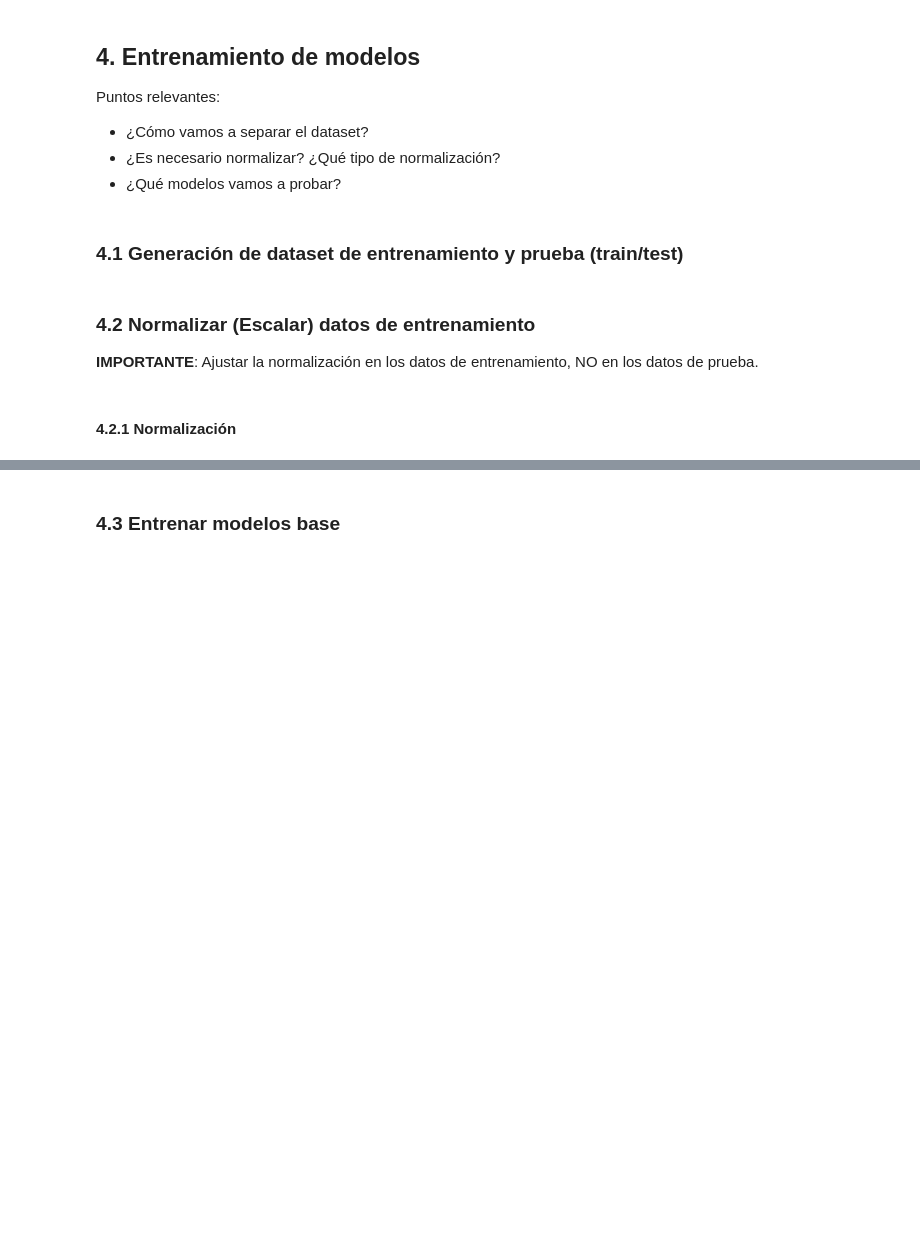
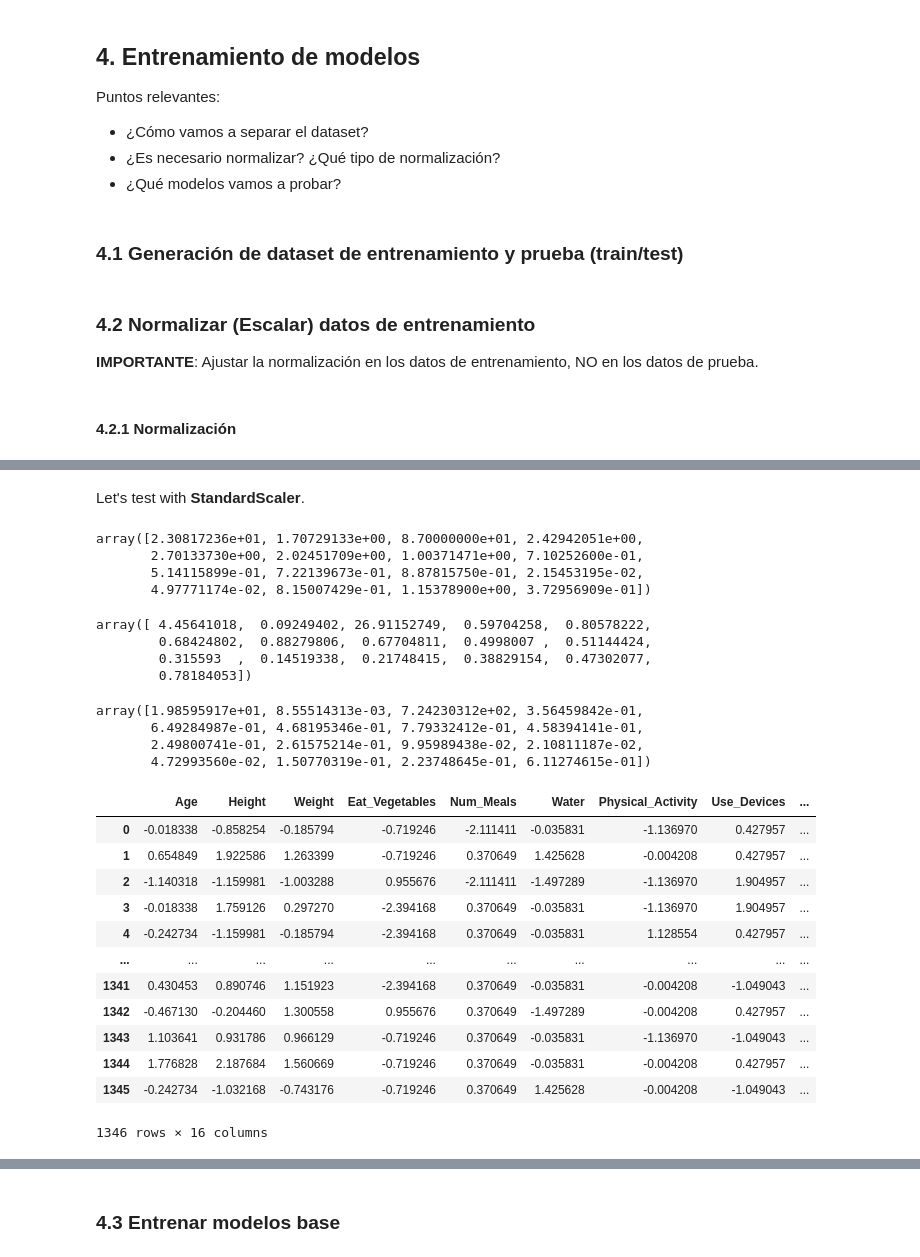
Before and after one commit to Kumiko27/UVM-ML-Classification, a Jupyter notebook: EjercicioML.ipynb, the cells around one changed output, grey strips where cells are left out. Saved outputs shown, nothing was run; the diff lists cells and outputs as text; code cells hidden in the pictures; blank space fills up the shorter version.

```diff
--- a/EjercicioML.ipynb
+++ b/EjercicioML.ipynb
@@ -74,0 +585,44 @@ Puntos relevantes:
+# %% [markdown]
+Let's test with **StandardScaler**.
+# %%
+std_scaler = StandardScaler().fit(df_X_train)
+# %%
+std_scaler.mean_
+# %% [output]
+array([2.30817236e+01, 1.70729133e+00, 8.70000000e+01, 2.42942051e+00,
+       2.70133730e+00, 2.02451709e+00, 1.00371471e+00, 7.10252600e-01,
+       5.14115899e-01, 7.22139673e-01, 8.87815750e-01, 2.15453195e-02,
+       4.97771174e-02, 8.15007429e-01, 1.15378900e+00, 3.72956909e-01])
+# %%
+std_scaler.scale_
+# %% [output]
+array([ 4.45641018,  0.09249402, 26.91152749,  0.59704258,  0.80578222,
+        0.68424802,  0.88279806,  0.67704811,  0.4998007 ,  0.51144424,
+        0.315593  ,  0.14519338,  0.21748415,  0.38829154,  0.47302077,
+        0.78184053])
+# %%
+std_scaler.var_
+# %% [output]
+array([1.98595917e+01, 8.55514313e-03, 7.24230312e+02, 3.56459842e-01,
+       6.49284987e-01, 4.68195346e-01, 7.79332412e-01, 4.58394141e-01,
+       2.49800741e-01, 2.61575214e-01, 9.95989438e-02, 2.10811187e-02,
+       4.72993560e-02, 1.50770319e-01, 2.23748645e-01, 6.11274615e-01])
+# %%
+df_X_norm_train = std_scaler.transform(df_X_train)
+# %%
+df_scaled = pd.DataFrame(df_X_norm_train, columns=df_X_train.columns)
+df_scaled
+# %% [output]
+|  | Age | Height | Weight | Eat_Vegetables | Num_Meals | Water | Physical_Activity | Use_Devices | ... |
+| 0 | -0.018338 | -0.858254 | -0.185794 | -0.719246 | -2.111411 | -0.035831 | -1.136970 | 0.427957 | ... |
+| 1 | 0.654849 | 1.922586 | 1.263399 | -0.719246 | 0.370649 | 1.425628 | -0.004208 | 0.427957 | ... |
+| 2 | -1.140318 | -1.159981 | -1.003288 | 0.955676 | -2.111411 | -1.497289 | -1.136970 | 1.904957 | ... |
+| 3 | -0.018338 | 1.759126 | 0.297270 | -2.394168 | 0.370649 | -0.035831 | -1.136970 | 1.904957 | ... |
+| 4 | -0.242734 | -1.159981 | -0.185794 | -2.394168 | 0.370649 | -0.035831 | 1.128554 | 0.427957 | ... |
+| ... | ... | ... | ... | ... | ... | ... | ... | ... | ... |
+| 1341 | 0.430453 | 0.890746 | 1.151923 | -2.394168 | 0.370649 | -0.035831 | -0.004208 | -1.049043 | ... |
+| 1342 | -0.467130 | -0.204460 | 1.300558 | 0.955676 | 0.370649 | -1.497289 | -0.004208 | 0.427957 | ... |
+| 1343 | 1.103641 | 0.931786 | 0.966129 | -0.719246 | 0.370649 | -0.035831 | -1.136970 | -1.049043 | ... |
+| 1344 | 1.776828 | 2.187684 | 1.560669 | -0.719246 | 0.370649 | -0.035831 | -0.004208 | 0.427957 | ... |
+| 1345 | -0.242734 | -1.032168 | -0.743176 | -0.719246 | 0.370649 | 1.425628 | -0.004208 | -1.049043 | ... |
+1346 rows × 16 columns
```
Also changed, not shown: parts of 103 cells of this notebook.
